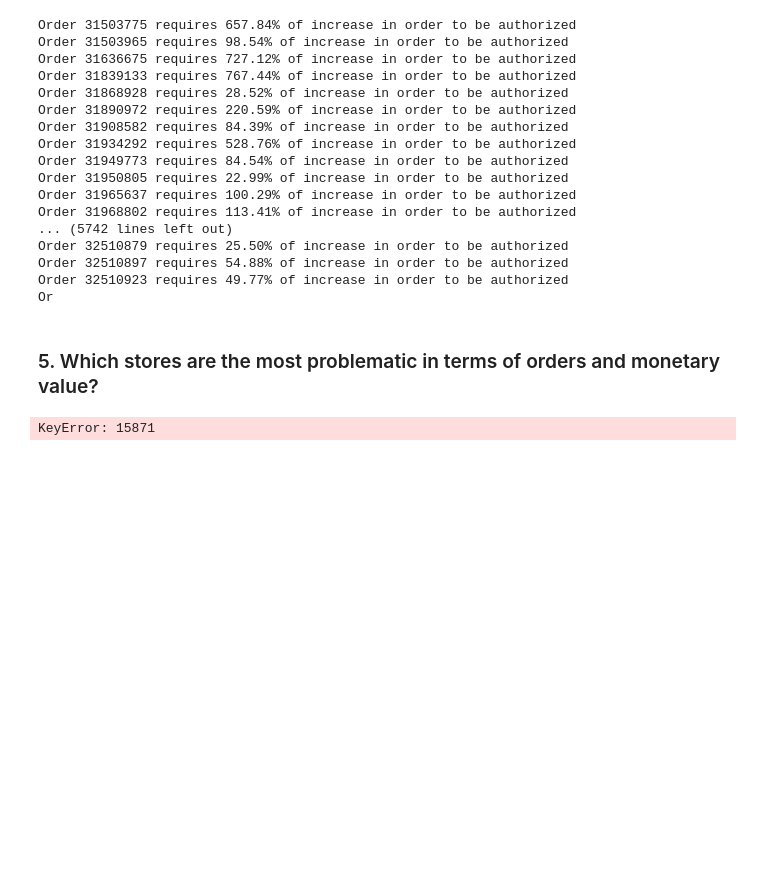
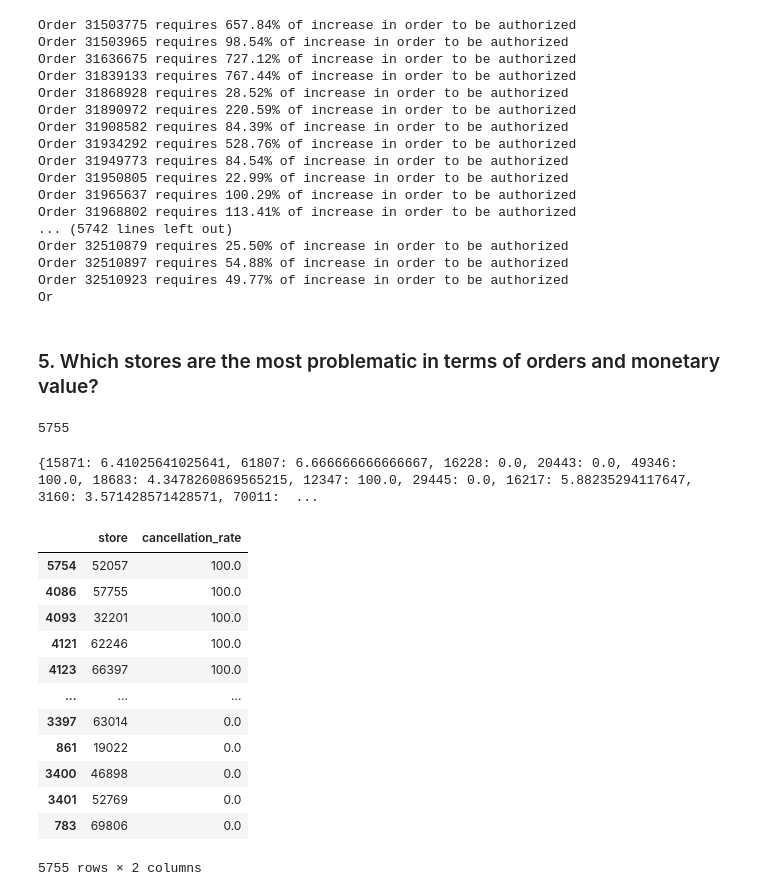
Before and after one commit to Project-Ironhack-Delivery/project-3-ironhack-delivery-es, a Jupyter notebook: EDA_fake_orders.ipynb, the cells around one changed output. Cells and saved outputs as stored; diff of their text form; code cells hidden in the pictures; blank space fills up the shorter version.

```diff
--- a/EDA_fake_orders.ipynb
+++ b/EDA_fake_orders.ipynb
@@ -153,16 +153,40 @@ Order 32510923 requires 49.77% of increase in order to be authorized
 Or
 # %% [markdown]
 ### 5. Which stores are the most problematic in terms of orders and monetary value?
+# %%
+stores = df["store_address"].unique()
+len(stores)
+# %% [output]
+5755
 # %%
-stores = df["store_address"].unique()
-# len(stores)
+cancellation_rate_data = {}
 
 for m in stores:
     df_stores = df[df["store_address"] == m]
 
     count_cancelled_order = (df_stores["final_status"] == "CanceledStatus").sum()
-    cancellation_rate = (count_cancelled_order/len(df_stores.loc[df_stores[m]]))*100
+    cancellation_rate = (count_cancelled_order/len(df_stores))*100
 
-print(cancellation_rate)
+    cancellation_rate_data[m] = cancellation_rate
+
+print(cancellation_rate_data)
 # %% [output]
-KeyError: 15871
+{15871: 6.41025641025641, 61807: 6.666666666666667, 16228: 0.0, 20443: 0.0, 49346: 100.0, 18683: 4.3478260869565215, 12347: 100.0, 29445: 0.0, 16217: 5.88235294117647, 3160: 3.571428571428571, 70011:  ...
+# %%
+df_cancellation_rate = pd.DataFrame(list(cancellation_rate_data.items()), columns=["store", "cancellation_rate"])
+
+df_cancellation_rate.sort_values("cancellation_rate", ascending=False)
+# %% [output]
+|  | store | cancellation_rate |
+| 5754 | 52057 | 100.0 |
+| 4086 | 57755 | 100.0 |
+| 4093 | 32201 | 100.0 |
+| 4121 | 62246 | 100.0 |
+| 4123 | 66397 | 100.0 |
+| ... | ... | ... |
+| 3397 | 63014 | 0.0 |
+| 861 | 19022 | 0.0 |
+| 3400 | 46898 | 0.0 |
+| 3401 | 52769 | 0.0 |
+| 783 | 69806 | 0.0 |
+5755 rows × 2 columns
```
